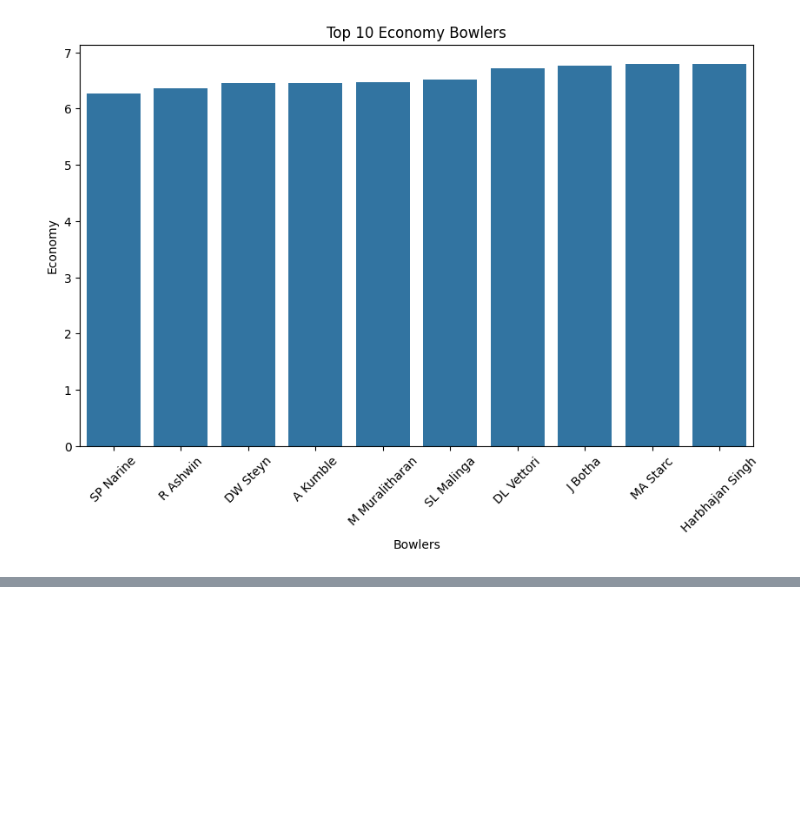
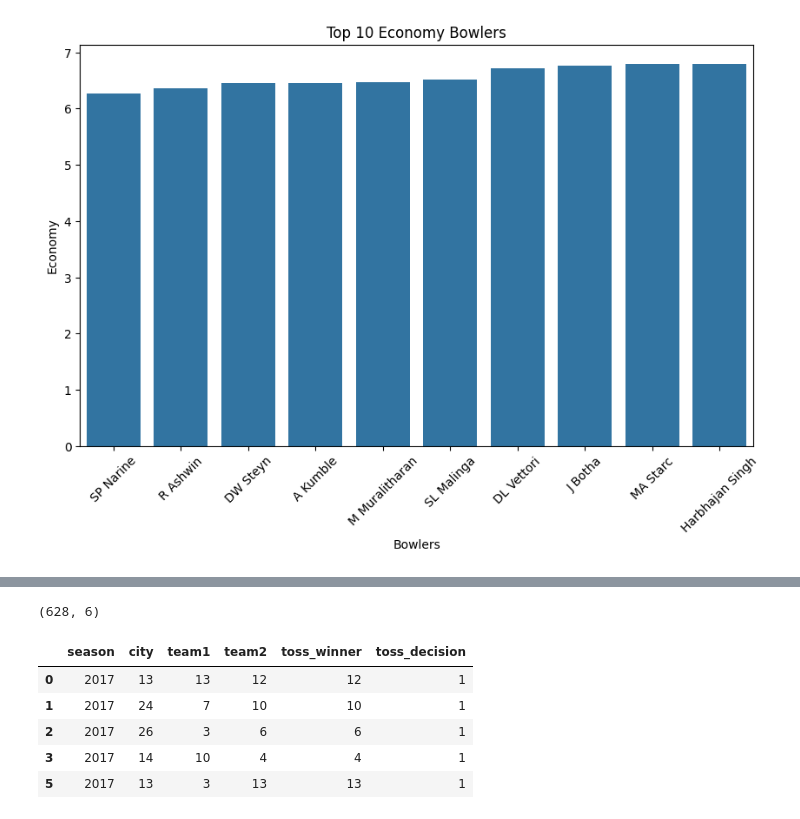
Before and after one commit to ajaykrixna/IPL_match-_analysis, a Jupyter notebook: IPL_analysis.ipynb, the cells around one changed output, grey strips where cells are left out. Cells and saved outputs as stored; diff of their text form; code cells hidden in the pictures; blank space fills up the shorter version.

```diff
--- a/IPL_analysis.ipynb
+++ b/IPL_analysis.ipynb
@@ -750,0 +552,3 @@ plt.show()
+# %%
+x=df[["season","city","team1","team2","toss_winner","toss_decision"]].copy()
+y=df[["winner"]].copy()
@@ -750,0 +566,19 @@ plt.show()
+# %%
+x.shape
+# %% [output]
+(628, 6)
+# %%
+from sklearn.preprocessing import LabelEncoder
+le = LabelEncoder()
+# %%
+for col in ['city','team1','team2',"toss_winner","toss_decision"]:
+  x[col]=le.fit_transform(x[col])
+# %%
+x.head()
+# %% [output]
+|  | season | city | team1 | team2 | toss_winner | toss_decision |
+| 0 | 2017 | 13 | 13 | 12 | 12 | 1 |
+| 1 | 2017 | 24 | 7 | 10 | 10 | 1 |
+| 2 | 2017 | 26 | 3 | 6 | 6 | 1 |
+| 3 | 2017 | 14 | 10 | 4 | 4 | 1 |
+| 5 | 2017 | 13 | 3 | 13 | 13 | 1 |
```
Also changed, not shown: parts of 31 cells of this notebook.
